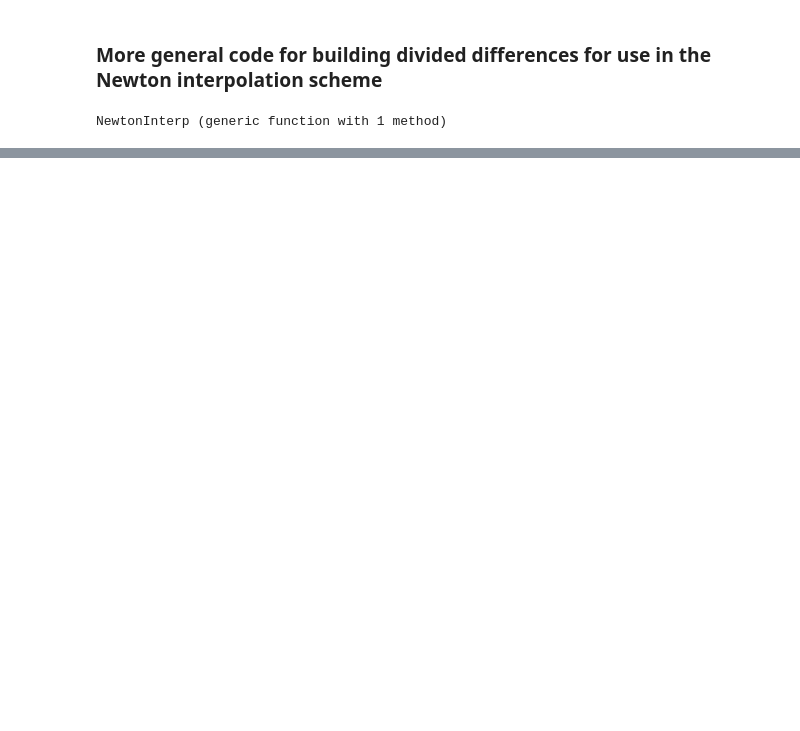
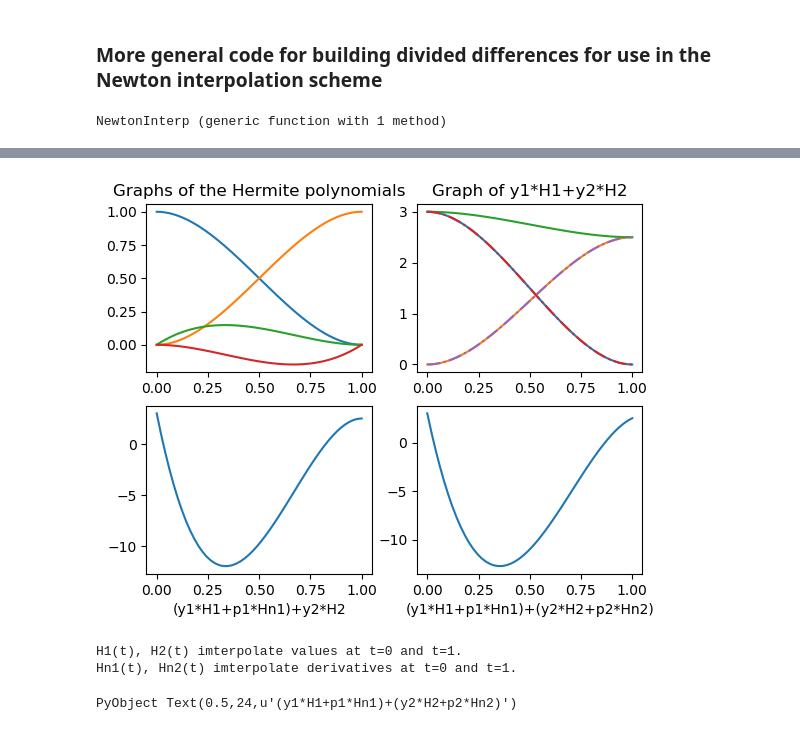
Before and after one commit to yhrtsai/M348-Fall-2017, a Jupyter notebook: Interpolation.ipynb, the cells around one changed output, grey strips where cells are left out. Saved outputs shown, nothing was run; the diff lists cells and outputs as text; code cells hidden in the pictures; blank space fills up the shorter version.

```diff
--- a/Interpolation.ipynb
+++ b/Interpolation.ipynb
@@ -376,0 +495,43 @@ $$\phi_j(x) := e^{-\sigma |x-x_j|^2},~~~j=0,1,\cdots,N$$
+# %%
+using PyPlot
+
+H1(t)=1-3t^2+2t^3 #implements H^3_0(t) in the book
+H2(t)=3t^2-2t^3 #implements H^3_1(t) in the book
+
+Hn1(t)=t-2t^2+t^3 #implements H^3_3(t)
+Hn2(t)=-t^2+t^3 #implements H^3_2(t)
+
+println("H1(t), H2(t) imterpolate values at t=0 and t=1.")
+
+println("Hn1(t), Hn2(t) imterpolate derivatives at t=0 and t=1.")
+
+
+
+t=linspace(0,1,50)
+
+subplot(2,2,1)
+plot(t, [H1.(t) H2.(t) Hn1.(t) Hn2.(t)])
+title("Graphs of the Hermite polynomials")
+
+subplot(2,2,2)
+y1, y2=3.0, 2.5 #so the data points (0, y1=f(0), p1=f'(0)) and
+                 #                   (1, y2=f(1), p2=f'(1))
+
+plot(t, [y1*H1.(t) y2*H2.(t) y1*H1.(t)+y2*H2.(t)])
+plot(t, [y1*H1.(t) y2*H2.(t)], "-.")
+title("Graph of y1*H1+y2*H2")
+
+subplot(2,2,3)
+p1=-100.0
+plot(t, y1*H1.(t)+y2*H2.(t)+p1*Hn1.(t))
+xlabel("(y1*H1+p1*Hn1)+y2*H2")
+
+subplot(2,2,4)
+p2=10.0
+plot(t, y1*H1.(t)+y2*H2.(t)+p1*Hn1.(t)+p2*Hn2.(t))
+xlabel("(y1*H1+p1*Hn1)+(y2*H2+p2*Hn2)")
+# %% [output]
+[figure, added]
+H1(t), H2(t) imterpolate values at t=0 and t=1.
+Hn1(t), Hn2(t) imterpolate derivatives at t=0 and t=1.
+PyObject Text(0.5,24,u'(y1*H1+p1*Hn1)+(y2*H2+p2*Hn2)')
```
Also changed, not shown: parts of 18 cells of this notebook.
